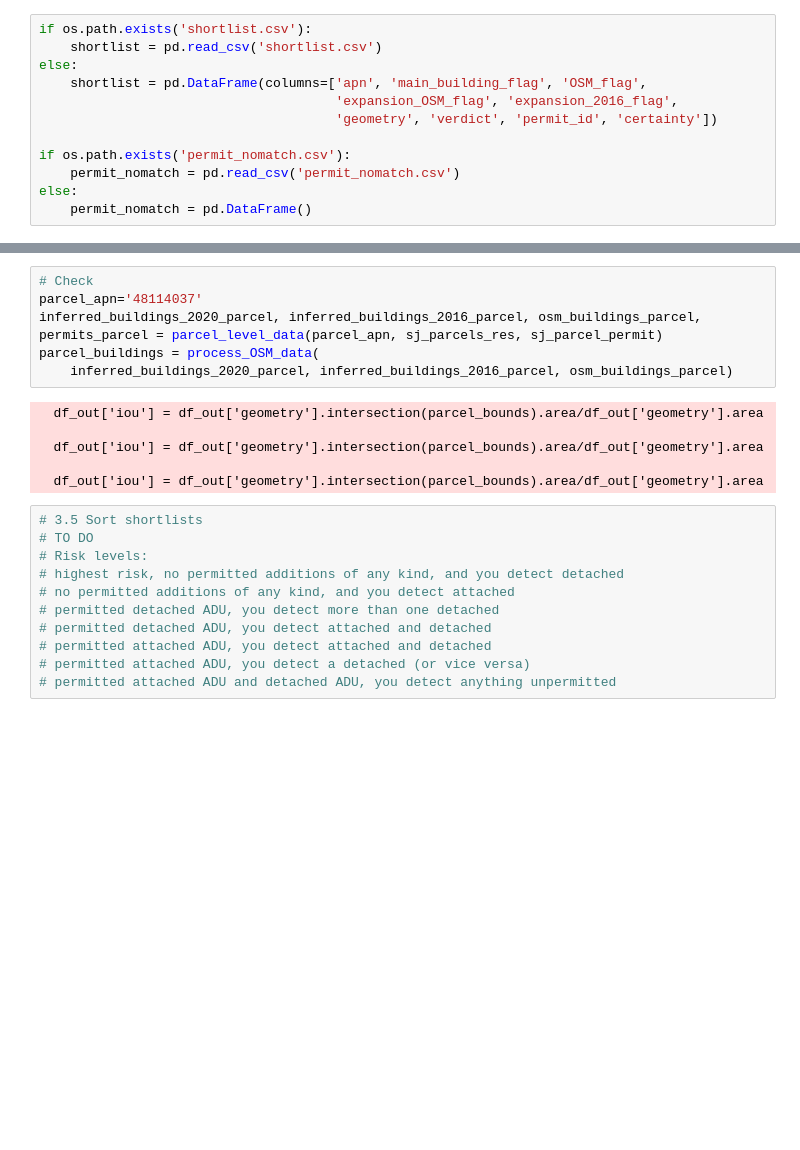
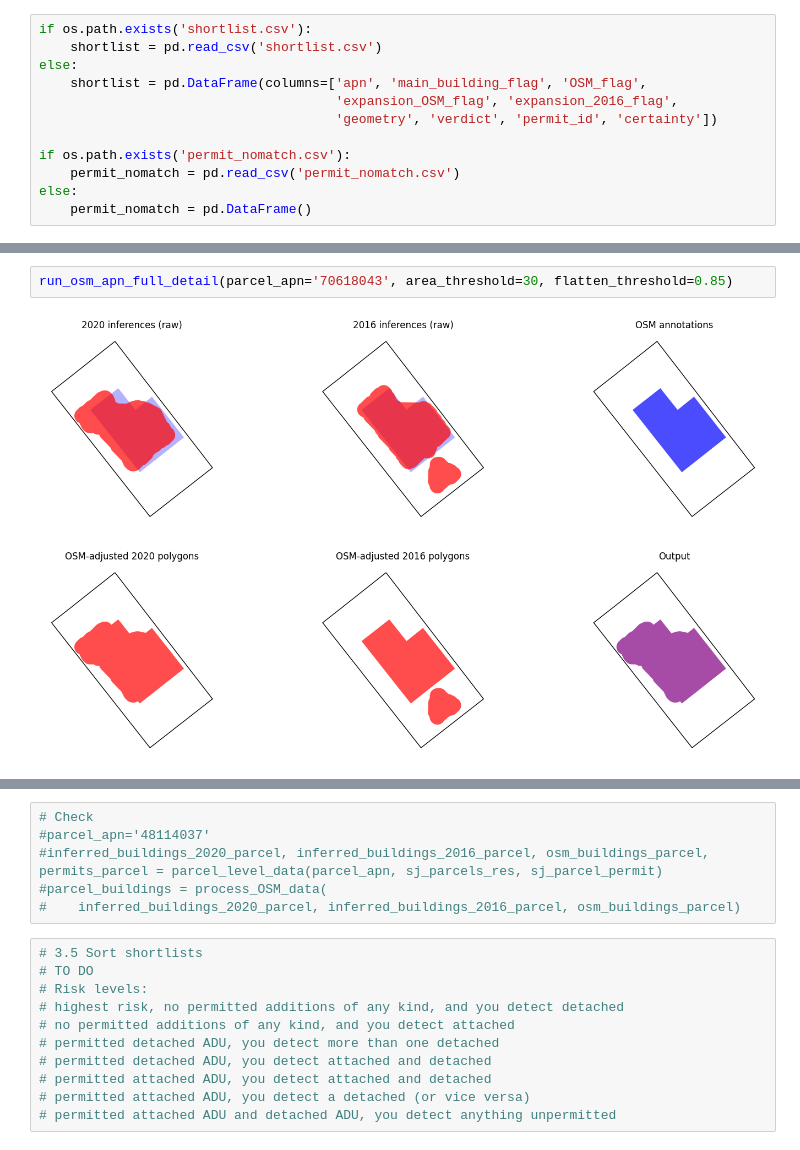
Before and after one commit to reglab/rgb-footprint-extract, a Jupyter notebook: naip_process/ADU_permit_matching.ipynb, the cells around one changed output, grey strips where cells are left out. Saved outputs shown, nothing was run; the diff lists cells and outputs as text; blank space fills up the shorter version.

```diff
--- a/naip_process/ADU_permit_matching.ipynb
+++ b/naip_process/ADU_permit_matching.ipynb
@@ -293,0 +681,4 @@ for parcel_apn in tqdm(parcel_apns):
+# %%
+run_osm_apn_full_detail(parcel_apn='70618043', area_threshold=30, flatten_threshold=0.85)
+# %% [output]
+[figure, added]
@@ -294,15 +687,9 @@ for parcel_apn in tqdm(parcel_apns):
 # %%
 # Check
-parcel_apn='48114037'
-inferred_buildings_2020_parcel, inferred_buildings_2016_parcel, osm_buildings_parcel, permits_parcel = parcel_level_data(parcel_apn, sj_parcels_res, sj_parcel_permit)
-parcel_buildings = process_OSM_data(
-    inferred_buildings_2020_parcel, inferred_buildings_2016_parcel, osm_buildings_parcel)
+#parcel_apn='48114037'
+#inferred_buildings_2020_parcel, inferred_buildings_2016_parcel, osm_buildings_parcel, permits_parcel = parcel_level_data(parcel_apn, sj_parcels_res, sj_parcel_permit)
+#parcel_buildings = process_OSM_data(
+#    inferred_buildings_2020_parcel, inferred_buildings_2016_parcel, osm_buildings_parcel)
-# %% [output]
-  df_out['iou'] = df_out['geometry'].intersection(parcel_bounds).area/df_out['geometry'].area
-
-  df_out['iou'] = df_out['geometry'].intersection(parcel_bounds).area/df_out['geometry'].area
-
-  df_out['iou'] = df_out['geometry'].intersection(parcel_bounds).area/df_out['geometry'].area
 # %%
 # 3.5 Sort shortlists
 # TO DO
```
Also changed, not shown: parts of 29 cells of this notebook, 1 other file.
